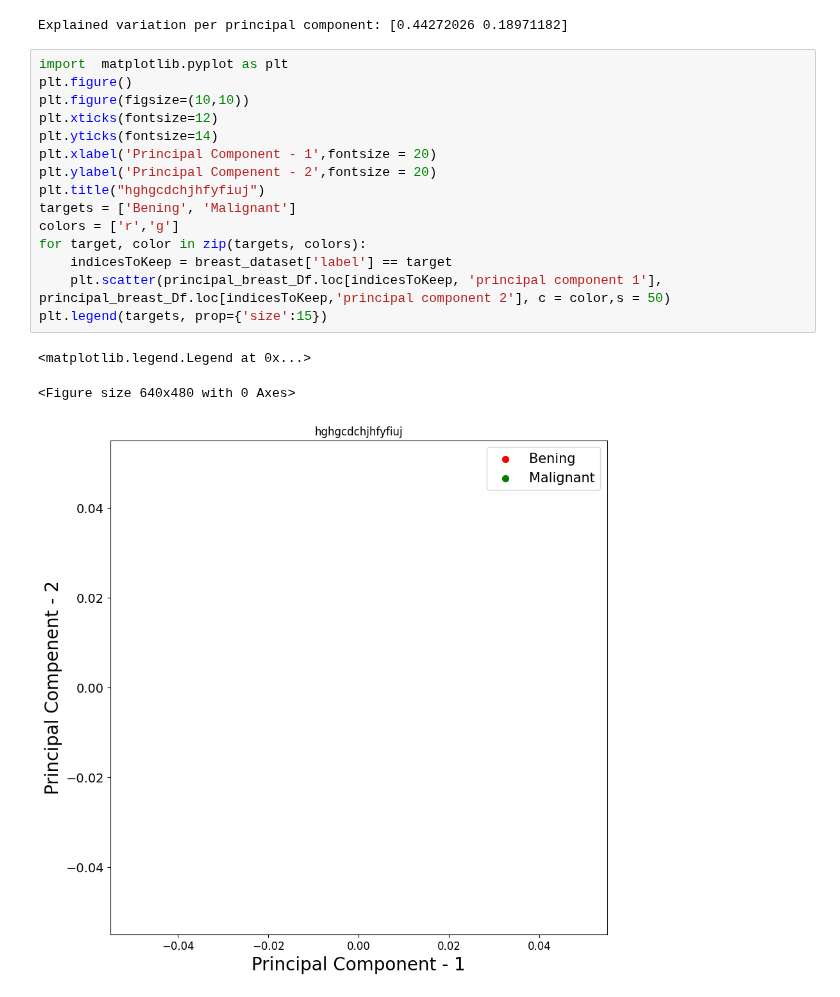
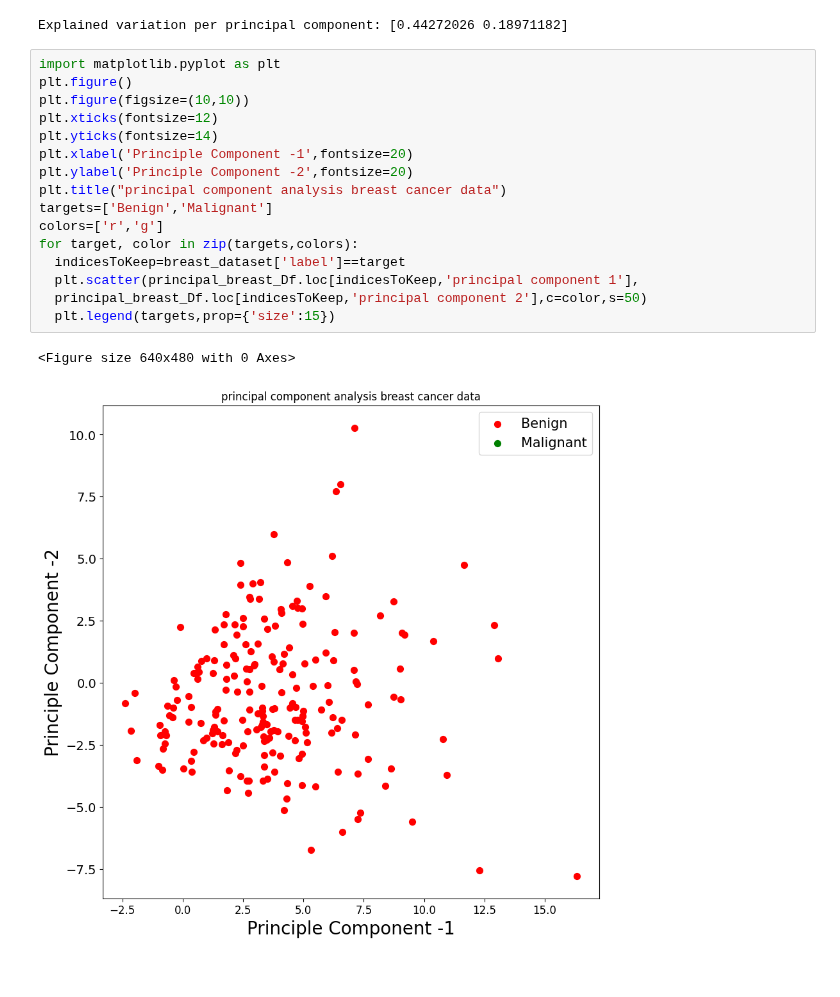
Before and after one commit to Sath2003/DAV, a Jupyter notebook: LABSHEET - 6.ipynb, the cells around one changed output. Cells and saved outputs as stored; diff of their text form.

```diff
--- a/LABSHEET - 6.ipynb
+++ b/LABSHEET - 6.ipynb
@@ -203,21 +203,21 @@ print('Explained variation per principal component: {}'.format(pca_breast.explai
 # %% [output]
 Explained variation per principal component: [0.44272026 0.18971182]
 # %%
-import  matplotlib.pyplot as plt
+import matplotlib.pyplot as plt
 plt.figure()
 plt.figure(figsize=(10,10))
 plt.xticks(fontsize=12)
 plt.yticks(fontsize=14)
-plt.xlabel('Principal Component - 1',fontsize = 20)
-plt.ylabel('Principal Compenent - 2',fontsize = 20)
-plt.title("hghgcdchjhfyfiuj")
-targets = ['Bening', 'Malignant']
-colors = ['r','g']
-for target, color in zip(targets, colors):
-    indicesToKeep = breast_dataset['label'] == target
-    plt.scatter(principal_breast_Df.loc[indicesToKeep, 'principal component 1'], principal_breast_Df.loc[indicesToKeep,'principal component 2'], c = color,s = 50)
-plt.legend(targets, prop={'size':15})
+plt.xlabel('Principle Component -1',fontsize=20)
+plt.ylabel('Principle Component -2',fontsize=20)
+plt.title("principal component analysis breast cancer data")
+targets=['Benign','Malignant']
+colors=['r','g']
+for target, color in zip(targets,colors):
+  indicesToKeep=breast_dataset['label']==target
+  plt.scatter(principal_breast_Df.loc[indicesToKeep,'principal component 1'],
+  principal_breast_Df.loc[indicesToKeep,'principal component 2'],c=color,s=50)
+  plt.legend(targets,prop={'size':15})
 # %% [output]
-<matplotlib.legend.Legend at 0x...>
+<Figure size 640x480 with 0 Axes>
-<Figure size 640x480 with 0 Axes>
-[figure, old version]
+[figure, new version]
```
Also changed, not shown: parts of 1 cell of this notebook.
